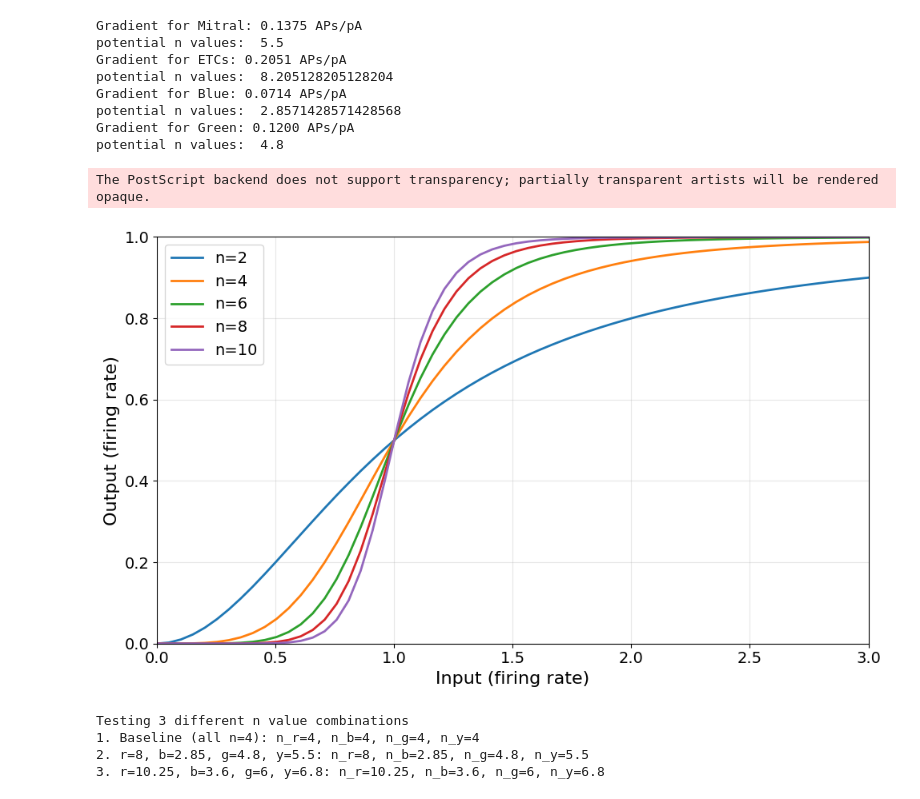
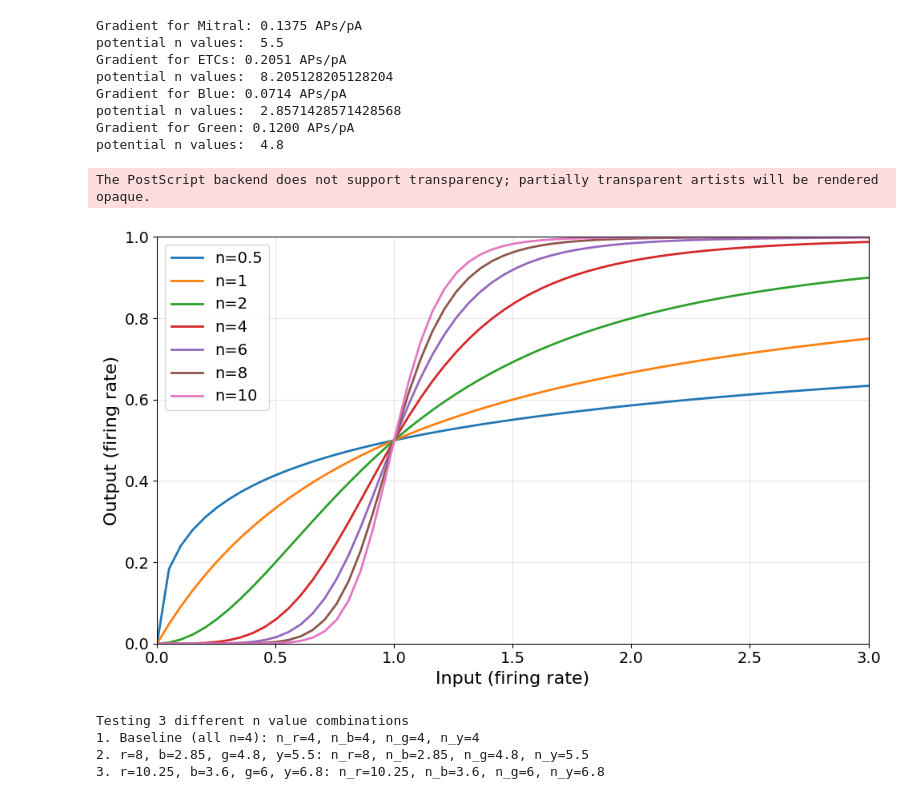
Before and after one commit to hizakim/4th_yr_project, a Jupyter notebook: TMR_after_26_2_2_n_values.ipynb, the cells around one changed output. Saved outputs shown, nothing was run; the diff lists cells and outputs as text; code cells hidden in the pictures.

```diff
--- a/TMR_after_26_2_2_n_values.ipynb
+++ b/TMR_after_26_2_2_n_values.ipynb
@@ -283,27 +283,27 @@ potential n values:  4.8
 # %%
 # Visualise the Naka-Rushton function
 x_vals = jnp.linspace(0, 5, 100)
-n_values = [2, 4, 6, 8, 10]
+n_values = [0.5, 1, 2, 4, 6, 8, 10]
 
 plt.figure(figsize=(10, 6))
 for n in n_values:
     y_vals = nr(x_vals, n=n)
     plt.plot(x_vals, y_vals, label=f'n={n}', linewidth=2)
 
 plt.xlabel('Input (firing rate)', fontsize=16)
 plt.ylabel('Output (firing rate)', fontsize=16)
 plt.grid(True, alpha=0.3)
 plt.xlim(0, 3)
 plt.ylim(0, 1)
 #plt.axhline(y=0.5, color='r', linestyle='--', alpha=0.5, label='Target firing rate (0.5)')
 plt.tick_params(axis='both', direction='out', labelsize=14)
 plt.legend(fontsize=14)
 plt.tight_layout()
 plt.savefig(f'Figures/Naka_Rushton.eps')
 plt.show()
 # %% [output]
 The PostScript backend does not support transparency; partially transparent artists will be rendered opaque.
-[figure, old version]
+[figure, new version]
 # %%
 # Define n values to test
 
```
Also changed, not shown: 12 other files.
